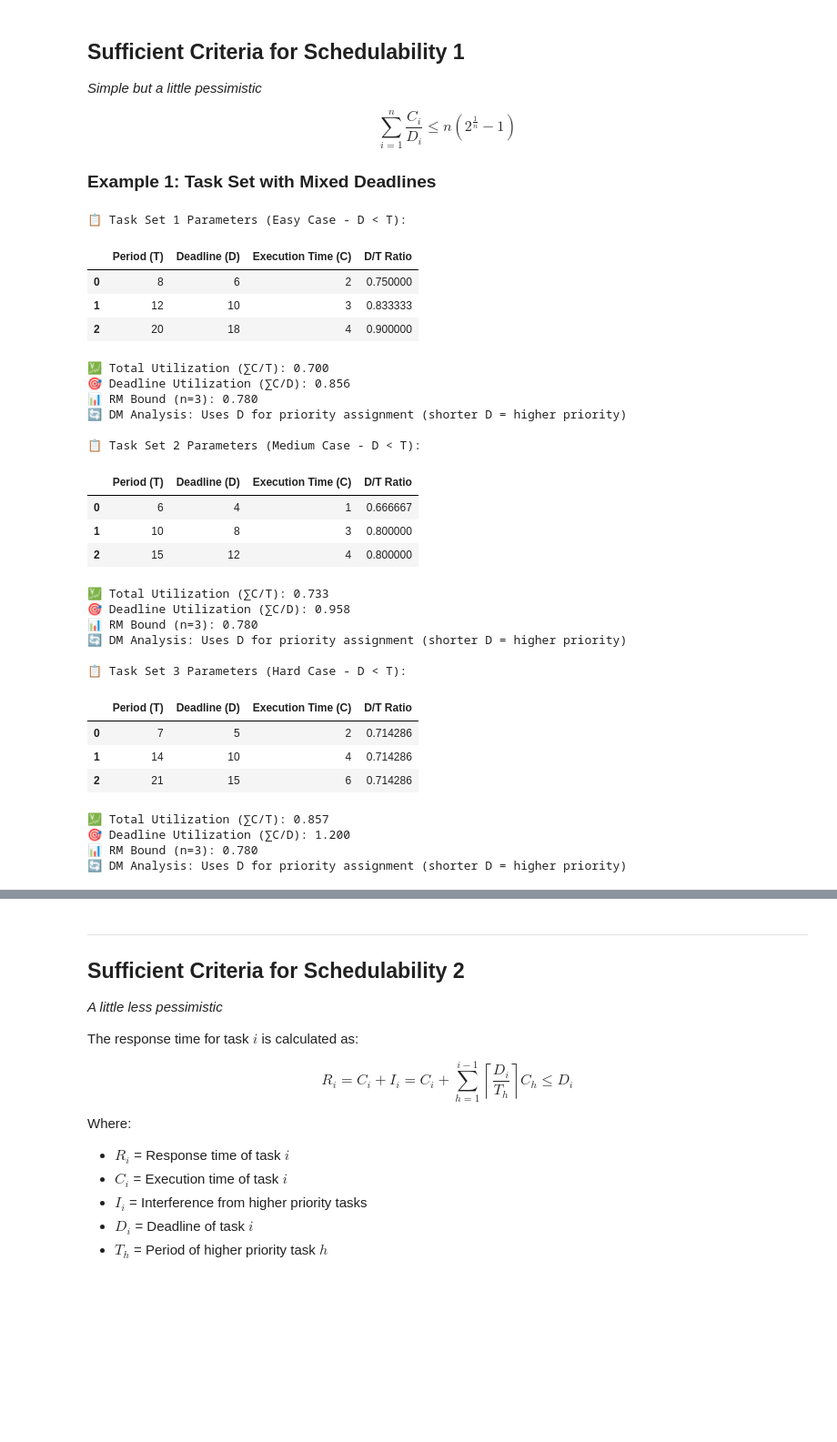
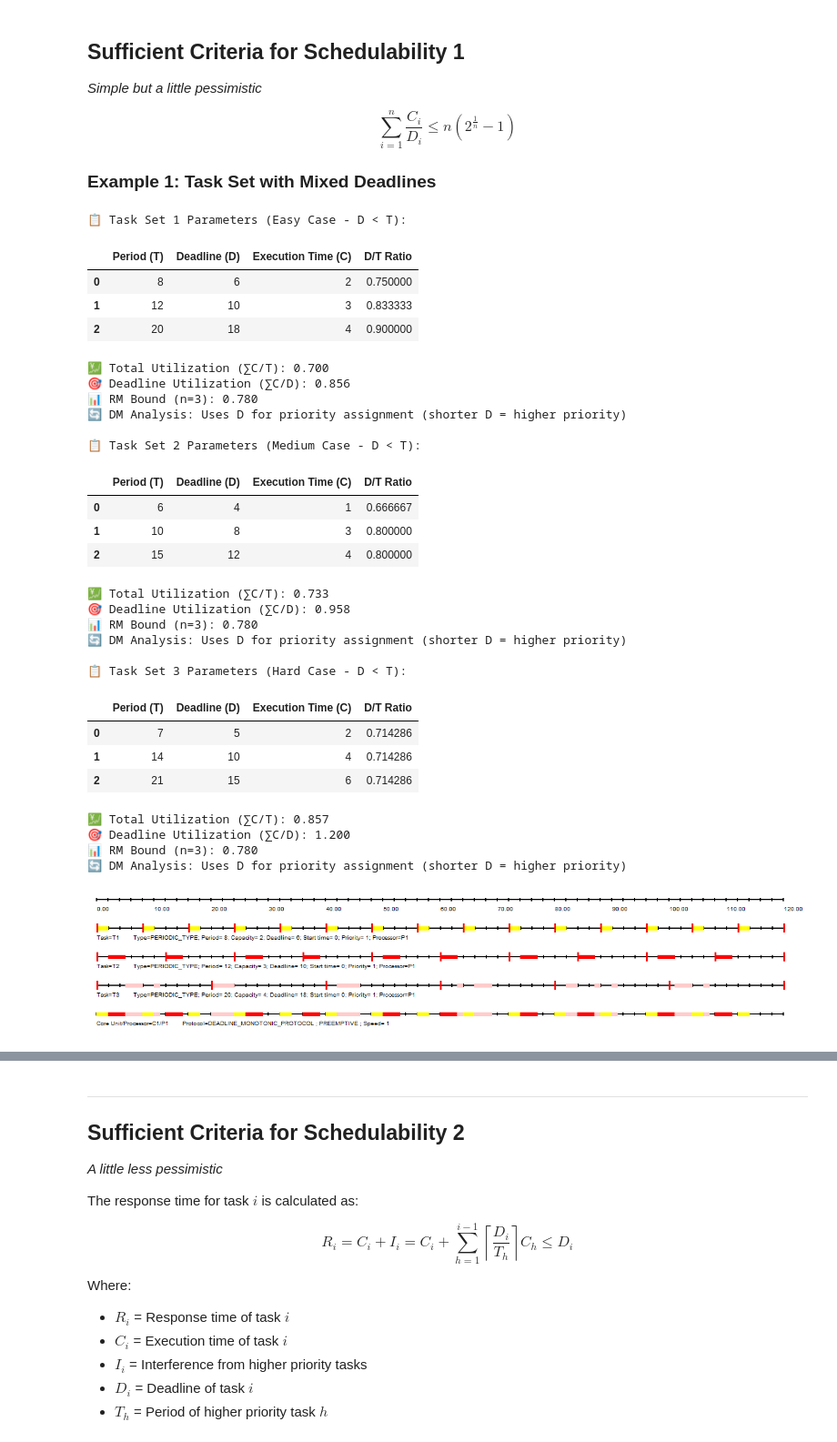
Before and after one commit to teiamas/task_sched, a Jupyter notebook: DeadlineMonotonic.ipynb, the cells around one changed output, grey strips where cells are left out. Shown at 91% size. Drawn from its saved outputs; the diff is of its cells as text; code cells hidden in the pictures; blank space fills up the shorter version.

```diff
--- a/DeadlineMonotonic.ipynb
+++ b/DeadlineMonotonic.ipynb
@@ -82,36 +82,38 @@ def display_task_set(task_set, title="Task Set Parameters"):
 display_task_set(task_set_1, "Task Set 1 Parameters (Easy Case - D < T)")
 display_task_set(task_set_2, "Task Set 2 Parameters (Medium Case - D < T)")
 display_task_set(task_set_3, "Task Set 3 Parameters (Hard Case - D < T)")
+display(Image(filename="task_set_1_DRM.png"))
 # %% [output]
 📋 Task Set 1 Parameters (Easy Case - D < T):
 |  | Period (T) | Deadline (D) | Execution Time (C) | D/T Ratio |
 | 0 | 8 | 6 | 2 | 0.750000 |
 | 1 | 12 | 10 | 3 | 0.833333 |
 | 2 | 20 | 18 | 4 | 0.900000 |
 💹 Total Utilization (∑C/T): 0.700
 🎯 Deadline Utilization (∑C/D): 0.856
 📊 RM Bound (n=3): 0.780
 🔄 DM Analysis: Uses D for priority assignment (shorter D = higher priority)
 
 📋 Task Set 2 Parameters (Medium Case - D < T):
 |  | Period (T) | Deadline (D) | Execution Time (C) | D/T Ratio |
 | 0 | 6 | 4 | 1 | 0.666667 |
 | 1 | 10 | 8 | 3 | 0.800000 |
 | 2 | 15 | 12 | 4 | 0.800000 |
 💹 Total Utilization (∑C/T): 0.733
 🎯 Deadline Utilization (∑C/D): 0.958
 📊 RM Bound (n=3): 0.780
 🔄 DM Analysis: Uses D for priority assignment (shorter D = higher priority)
 
 📋 Task Set 3 Parameters (Hard Case - D < T):
 |  | Period (T) | Deadline (D) | Execution Time (C) | D/T Ratio |
 | 0 | 7 | 5 | 2 | 0.714286 |
 | 1 | 14 | 10 | 4 | 0.714286 |
 | 2 | 21 | 15 | 6 | 0.714286 |
 💹 Total Utilization (∑C/T): 0.857
 🎯 Deadline Utilization (∑C/D): 1.200
 📊 RM Bound (n=3): 0.780
 🔄 DM Analysis: Uses D for priority assignment (shorter D = higher priority)
+[figure, added]
 # %%
 # Check schedulability using sufficient condition 1
 print("🔍 Schedulability Analysis (Sufficient Condition 1):")
```
Also changed, not shown: parts of 3 cells of this notebook, 4 other files.
